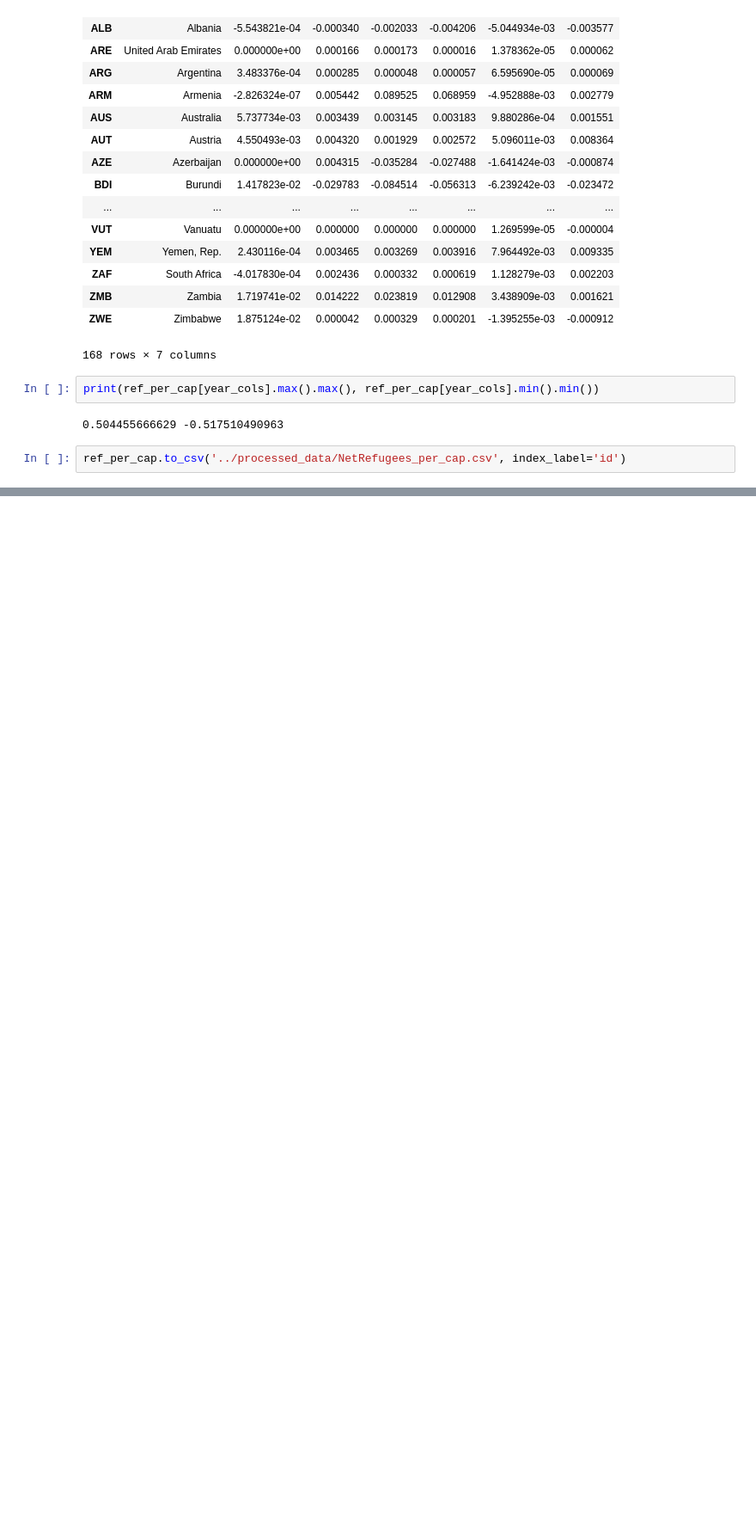
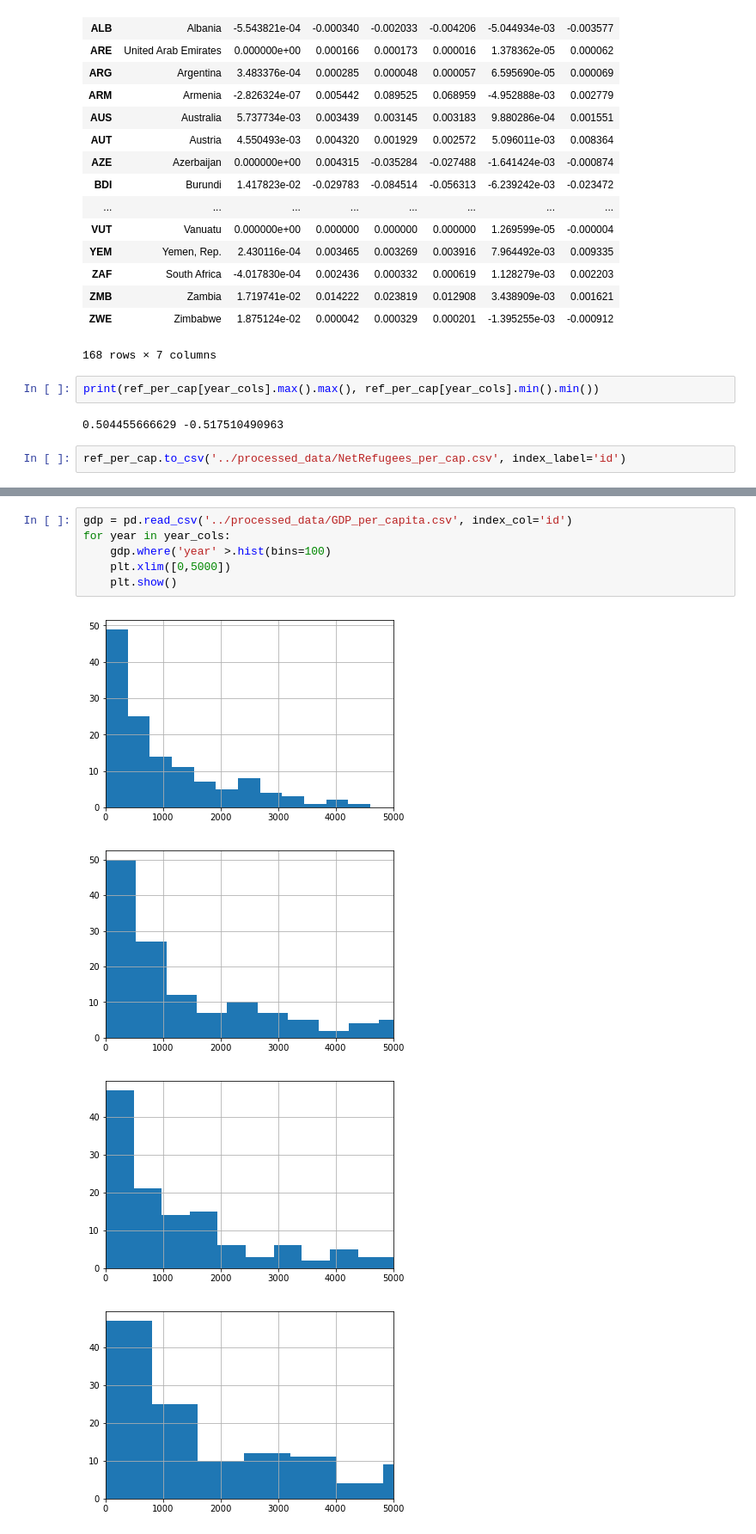
Before and after one commit to akashmavle5/InternationalMigrationViz_D3, a Jupyter notebook: processing_notebooks/New_Factors.ipynb, the cells around one changed output, grey strips where cells are left out. Shown: that part at 86% size. Drawn from its saved outputs; the diff is of its cells as text; blank space fills up the shorter version.

```diff
--- a/processing_notebooks/New_Factors.ipynb
+++ b/processing_notebooks/New_Factors.ipynb
@@ -89,0 +112,11 @@ ref_per_cap.to_csv('../processed_data/NetRefugees_per_cap.csv', index_label='id'
+# %%
+gdp = pd.read_csv('../processed_data/GDP_per_capita.csv', index_col='id')
+for year in year_cols:
+    gdp.where('year' >.hist(bins=100)
+    plt.xlim([0,5000])
+    plt.show()
+# %% [output]
+[figure, added]
+[figure, added]
+[figure, added]
+[figure, added]
```
Also changed, not shown: parts of 7 cells of this notebook, 3 other files.
